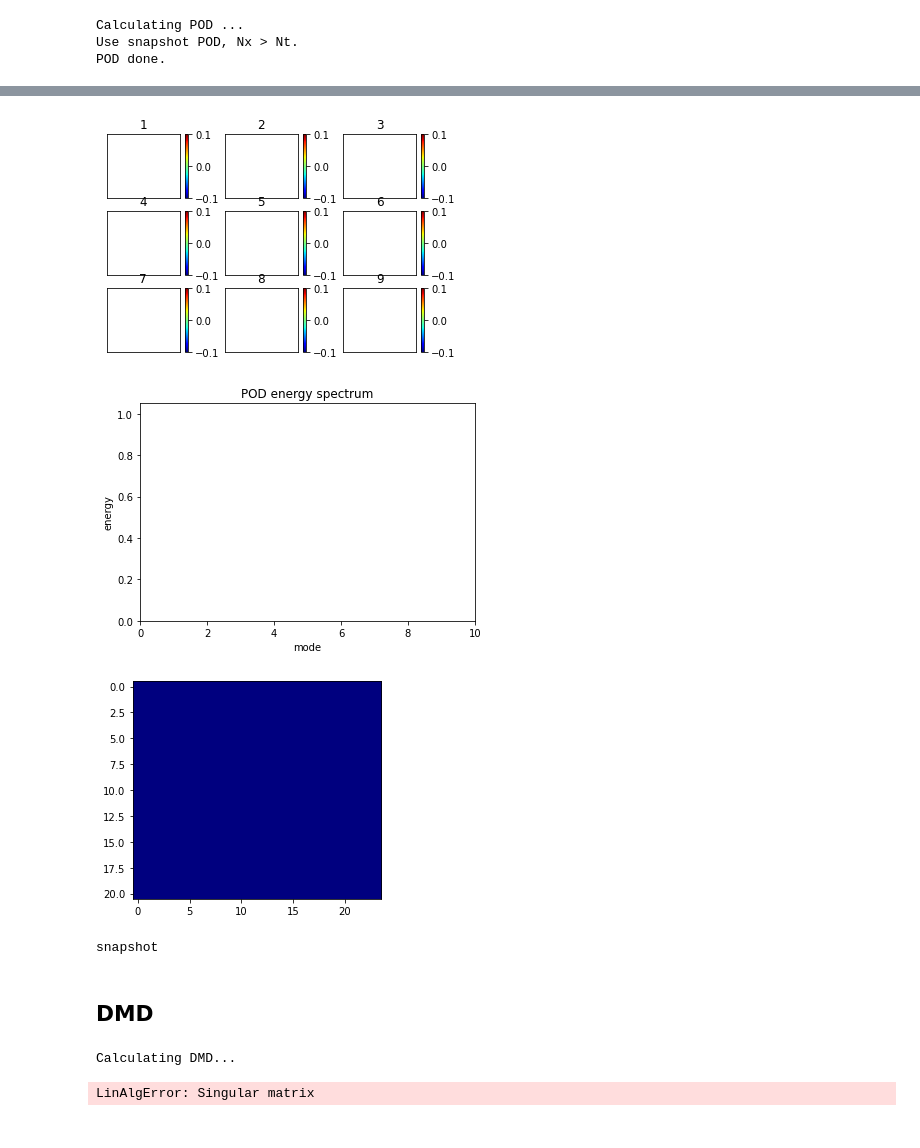
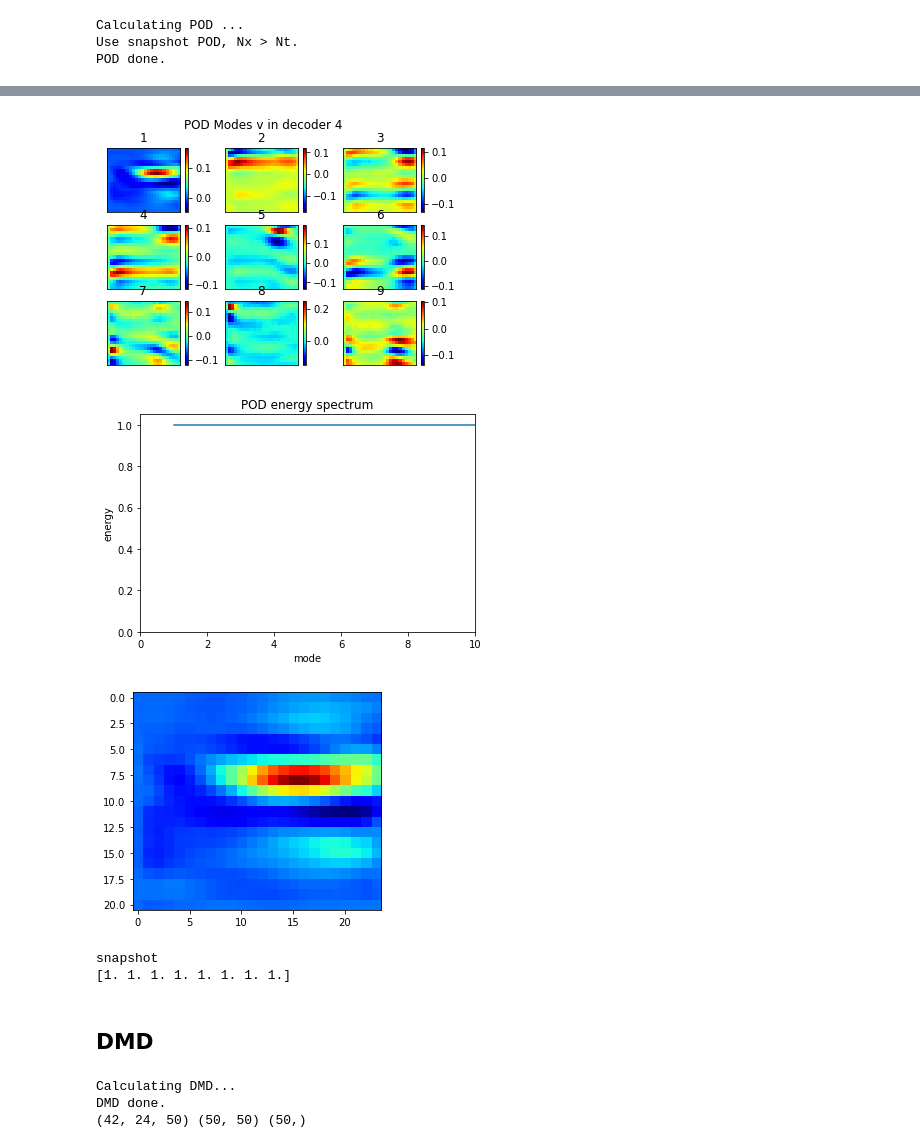
Before and after one commit to MagriLab/MD-CNN-AE, a Jupyter notebook: visualise_modes.ipynb, the cells around one changed output, grey strips where cells are left out. Cells and saved outputs as stored; diff of their text form; code cells hidden in the pictures.

```diff
--- a/visualise_modes.ipynb
+++ b/visualise_modes.ipynb
@@ -33,6 +31,11 @@ Finished loading data.
 # %%
 #================= autoencoder data ========================
-folder = '/home/ym917/OneDrive/PhD/Code_md-ae/MD_10__2022_05_06__12_47_36/'
+results_folder = 'MD_10__2022_05_10__14_20_22-linear'
+config = configparser.ConfigParser()
+config.read('__system.ini')
+system_info = config['system_info']
+folder = system_info['save_location'] + '/' + results_folder + '/'
+
 filename = folder + 'results.h5'
 hf = h5py.File(filename,'r')
 decomp_test = np.array(hf.get('modes_test'))
@@ -41,7 +44,7 @@ print("Finished loading data.")
 [latent_dim,nt,ny,nz,nu] = decomp_test.shape
 print(latent_dim,nt,ny,nz,nu)
 
-myplot.plot_ae_modes(decomp_test,range(10),snapshot=460)
+myplot.plot_ae_modes(decomp_test,range(10),snapshot=0)
 # %% [output]
 Finished loading data.
 10 600 21 24 2
@@ -58,5 +61,5 @@ Finished loading data.
 # %%
-WhichDecoder = 9
+WhichDecoder = 3
 vy = decomp_test[WhichDecoder,:,:,:,0].astype('float64')
 vy = np.transpose(vy,[1,2,0])
 vz = decomp_test[WhichDecoder,:,:,:,1].astype('float64')
@@ -146,7 +88,7 @@ save_img = False
 fig = plt.figure(1)
 title = "POD Modes " + PlotWhichVelocity + " in decoder " + str(WhichDecoder+1)
 # title = "POD Modes "+PlotWhichVelocity
-# plt.suptitle(title)
+plt.suptitle(title)
 for iphi in range(9):
     ax = plt.subplot(3,3,iphi+1,title=str(iphi+1),xticks=[],yticks=[])
     pltV = Q_POD[:,iphi];
@@ -165,37 +107,39 @@ if save_img:
     plt.savefig(p)
 else:
     plt.show()
 
 ## Spectrum
 energy = np.cumsum(lam/np.sum(lam))
 plt.figure()
 plt.title('POD energy spectrum')
 plt.plot(np.arange(len(energy))+1,energy)
 plt.ylabel('energy')
 plt.xlabel('mode')
 plt.xlim([0,10])
 plt.ylim([0,1.05])
 if save_img:
     p = folder + "POD_spectrum_" + str(WhichDecoder+1) + ".png"
     plt.savefig(p)
 else:
     plt.show()
 
 ## Reconstruct
 rebuildv = pod.reconstruct(number_of_modes=2,t=1,shape=[2,ny,nz])
 if PlotWhichVelocity == 'w': # Q was built [vz,vy]
     rebuildv = rebuildv[0,:,:]
 elif PlotWhichVelocity == 'v':
     rebuildv = rebuildv[1,:,:]
 plt.figure()
 plt.imshow(rebuildv.real,'jet')
 plt.show()
 print(pod.typePOD)
+print(energy[:8])
 # %% [output]
-[figure, old version]
+[figure, new version]
-[figure, old version]
+[figure, new version]
-[figure, old version]
+[figure, new version]
 snapshot
+[1. 1. 1. 1. 1. 1. 1. 1.]
 # %% [markdown]
 ## DMD
 # %%
@@ -204,7 +148,8 @@ Phi, Lambda, b = dmd.get_modes()
 print(Phi.shape,Lambda.shape,b.shape)
 # %% [output]
 Calculating DMD...
+DMD done.
+(42, 24, 50) (50, 50) (50,)
-LinAlgError: Singular matrix
 # %%
 #======================== Plot Mode =========================
 mode_z = Phi[:ny,:,:].real # X was built vstack(vz,vy)
```
Also changed, not shown: parts of 9 cells of this notebook, 4 other files.
